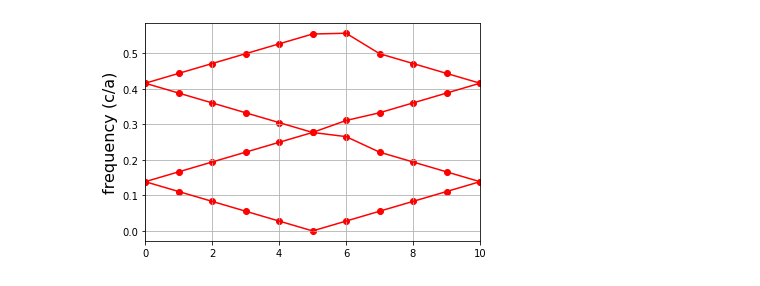
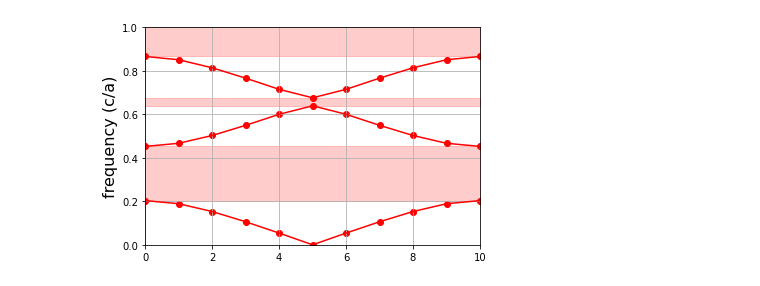
Before and after one commit to zcxm12/website, a Jupyter notebook: 1D MPB.ipynb, the cells around one changed output. Cells and saved outputs as stored; diff of their text form; code cells hidden in the pictures.

```diff
--- a/1D MPB.ipynb
+++ b/1D MPB.ipynb
@@ -1,23 +1,25 @@
 # %%
 import math
 import meep as mp
+import numpy as np
 from meep import mpb
 
-num_bands = 4
+num_bands = 20
 
-k_points = [mp.Vector3(-0.5),          # Gamma
-            mp.Vector3(0),       # X
-            mp.Vector3(0.5),  # M
-           ]          # Gamma
+k_points = [mp.Vector3(-0.5),
+            mp.Vector3(0),
+            mp.Vector3(0.5),
+           ]
 
 k_points = mp.interpolate(4, k_points)
 
 
 
 geometry = []
-Np = 15 ## number of repeating
+Np = 1 ## number of repeating
 for i in range (Np):
-    geometry.append(mp.Block(mp.Vector3(0.5),material= mp.Medium(epsilon=13)))
+    geometry.append(mp.Block(mp.Vector3(0.2),material= mp.Medium(epsilon=13)))
+
 resolution = 32
 geometry_lattice = mp.Lattice(size=mp.Vector3(1))
 ms = mpb.ModeSolver(num_bands=num_bands,
@@ -47,27 +66,27 @@ done
 # %%
 import matplotlib.pyplot as plt
 freqs = ms.all_freqs
 gaps = ms.gap_list
 fig, ax = plt.subplots()
 x = range(len(freqs))
 for xz, tz in zip(x, freqs):
     ax.scatter([xz]*len(tz), tz, color='red')
 ax.plot(freqs, color='red')
-#ax.set_ylim([0, 1])
+ax.set_ylim([0, 1])
 ax.set_xlim([x[0], x[-1]])
 for gap in gaps:
     if gap[0] > 1:
         ax.fill_between(x, gap[1], gap[2], color='red', alpha=0.2)
 #ax.text(12, 0.04, 'bands', color='red', size=15)
 points_in_between = (len(freqs) - 4) / 3
 tick_locs = [i*points_in_between+i for i in range(4)]
 #tick_labs = ['Γ', 'X', 'M', 'Γ']
 #ax.set_xticks(tick_locs)
 #ax.set_xticklabels(tick_labs, size=16)
 ax.set_ylabel('frequency (c/a)', size=16)
 ax.grid(True)
 
 
 plt.show()
 # %% [output]
-[figure, old version]
+[figure, new version]
```
Also changed, not shown: parts of 1 cell of this notebook, 1 other file.
